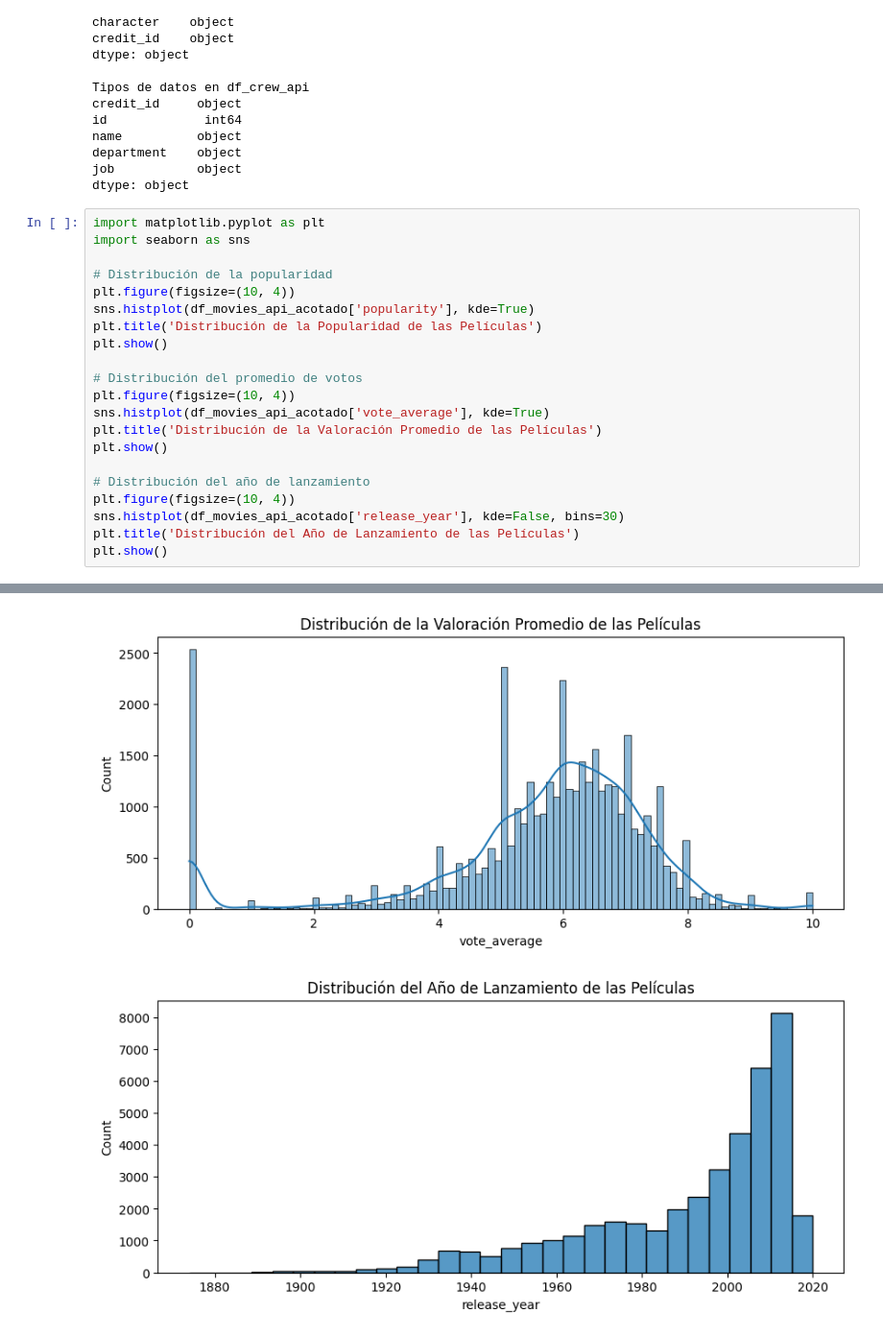
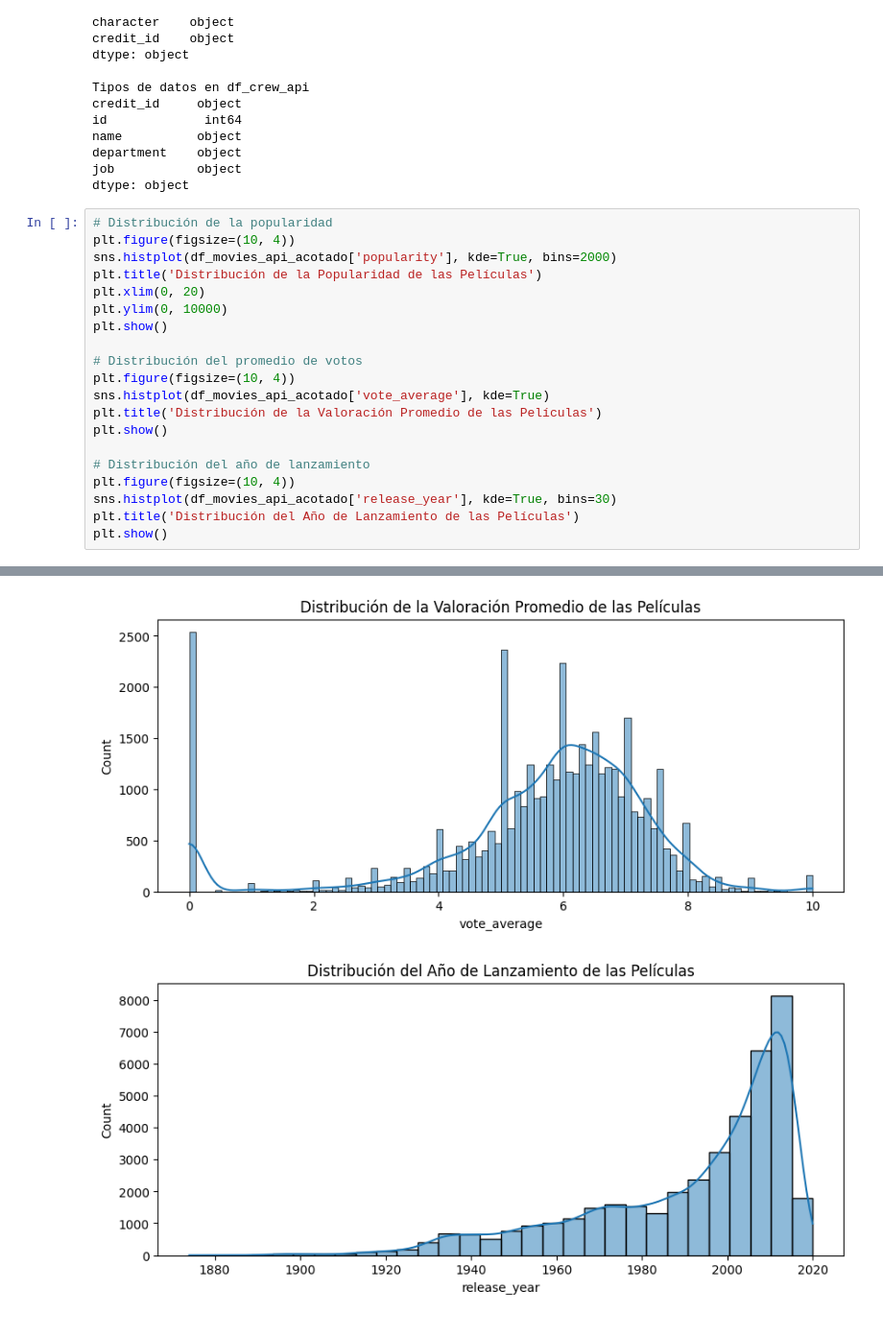
Before and after one commit to AugVe/api_machine-learning-model, a Jupyter notebook: EDA.ipynb, the cells around one changed output, grey strips where cells are left out. Shown at 96% size. Cells and saved outputs as stored; diff of their text form.

```diff
--- a/EDA.ipynb
+++ b/EDA.ipynb
@@ -157,13 +158,12 @@ department    object
 job           object
 dtype: object
 # %%
-import matplotlib.pyplot as plt
-import seaborn as sns
-
 # Distribución de la popularidad
 plt.figure(figsize=(10, 4))
-sns.histplot(df_movies_api_acotado['popularity'], kde=True)
+sns.histplot(df_movies_api_acotado['popularity'], kde=True, bins=2000)
 plt.title('Distribución de la Popularidad de las Películas')
+plt.xlim(0, 20)
+plt.ylim(0, 10000)
 plt.show()
 
 # Distribución del promedio de votos
@@ -174,7 +174,7 @@ plt.show()
 
 # Distribución del año de lanzamiento
 plt.figure(figsize=(10, 4))
-sns.histplot(df_movies_api_acotado['release_year'], kde=False, bins=30)
+sns.histplot(df_movies_api_acotado['release_year'], kde=True, bins=30)
 plt.title('Distribución del Año de Lanzamiento de las Películas')
 plt.show()
 # %% [output]
@@ -182,3 +182,3 @@ plt.show()
 [figure]
-[figure, old version]
+[figure, new version]
 # %%
```
Also changed, not shown: parts of 4 cells of this notebook, 3 other files.
